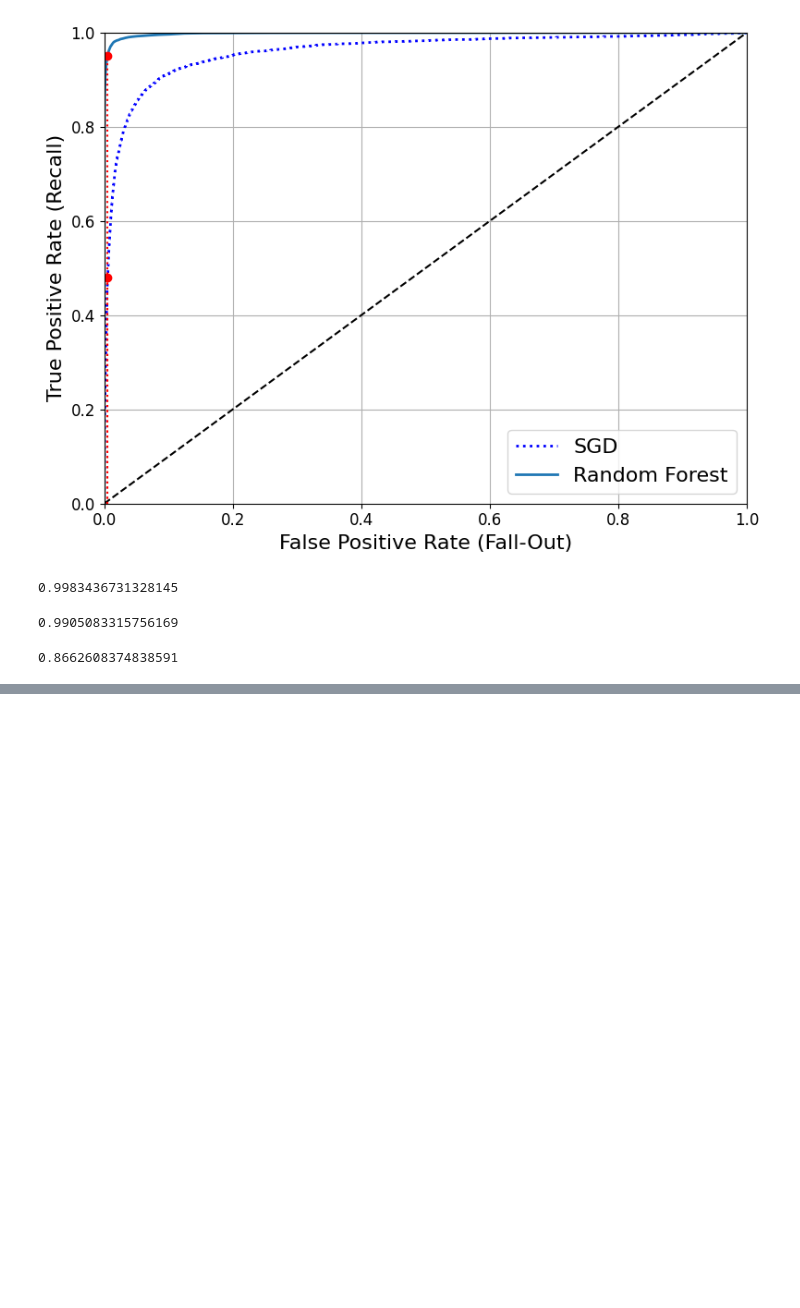
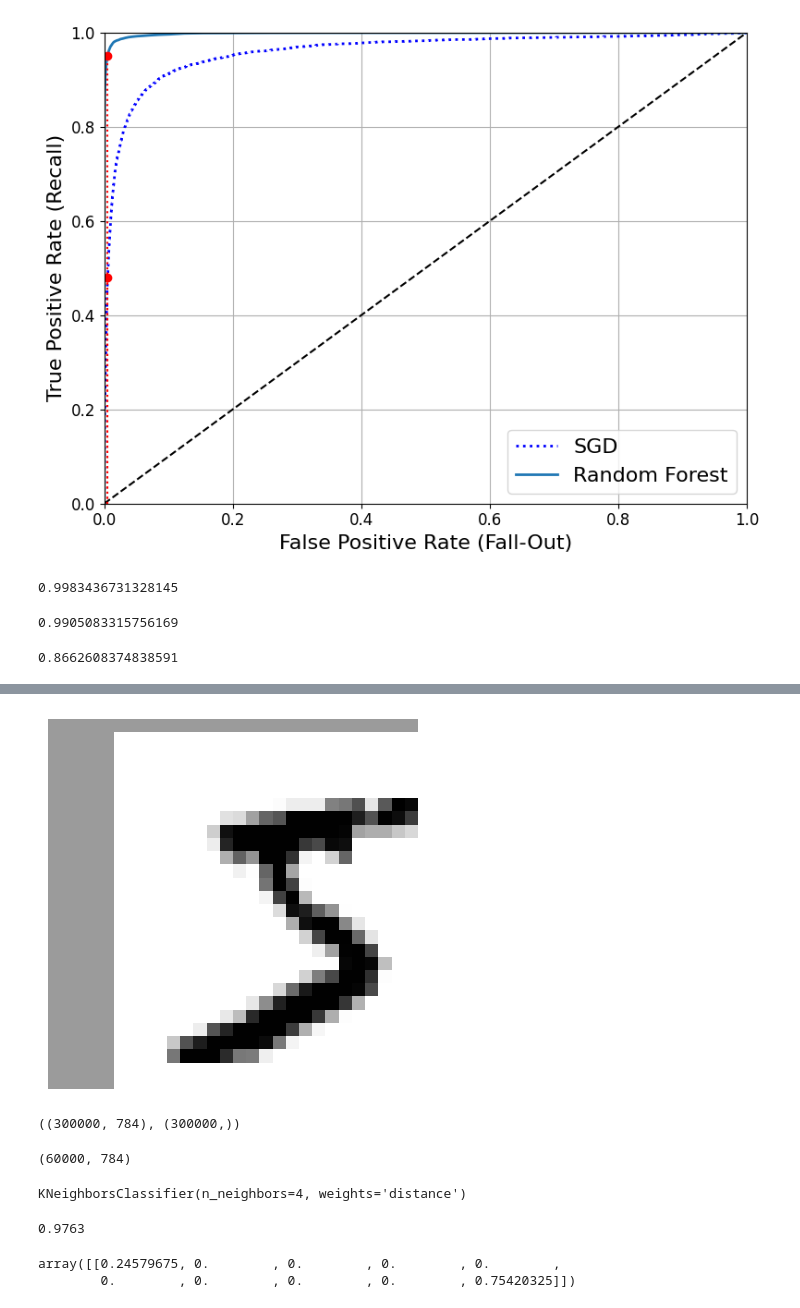
Before and after one commit to JaekwonHa/book-Hands-On-Machine-Learning, a Jupyter notebook: 03_classification.ipynb, the cells around one changed output, grey strips where cells are left out. Drawn from its saved outputs; the diff is of its cells as text; code cells hidden in the pictures; blank space fills up the shorter version.

```diff
--- a/03_classification.ipynb
+++ b/03_classification.ipynb
@@ -440,0 +618,30 @@ recall_score(y_train_5, y_train_pred_forest)
+# %%
+from scipy.ndimage.interpolation import shift
+def shift_digit(digit_array, dx, dy, new=0):
+    return shift(digit_array.reshape(28, 28), [dy, dx], cval=new).reshape(784)
+
+plot_digit(shift_digit(some_digit, 5, 1, new=100))
+# %% [output]
+[figure, added]
+# %%
+X_train_expanded = [X_train]
+y_train_expanded = [y_train]
+
+for dx, dy in((1,0), (-1,0), (0,1), (0,-1)):
+    shifted_images = np.apply_along_axis(shift_digit, axis=1, arr=X_train, dx=dx, dy=dy)
+    X_train_expanded.append(shifted_images)
+    y_train_expanded.append(y_train)
+
+X_train_expanded = np.concatenate(X_train_expanded)
+y_train_expanded = np.concatenate(y_train_expanded)
+X_train_expanded.shape, y_train_expanded.shape
+# %% [output]
+((300000, 784), (300000,))
+# %%
+X_train.shape
+# %% [output]
+(60000, 784)
+# %%
+knn_clf.fit(X_train_expanded, y_train_expanded)
+# %% [output]
+KNeighborsClassifier(n_neighbors=4, weights='distance')
@@ -440,0 +650,10 @@ recall_score(y_train_5, y_train_pred_forest)
+# %%
+accuracy_score(y_test, y_knn_expanded_pred)
+# %% [output]
+0.9763
+# %%
+ambiguous_digit = X_test[2589]
+knn_clf.predict_proba([ambiguous_digit])
+# %% [output]
+array([[0.24579675, 0.        , 0.        , 0.        , 0.        ,
+        0.        , 0.        , 0.        , 0.        , 0.75420325]])
```
Also changed, not shown: parts of 53 cells of this notebook.
